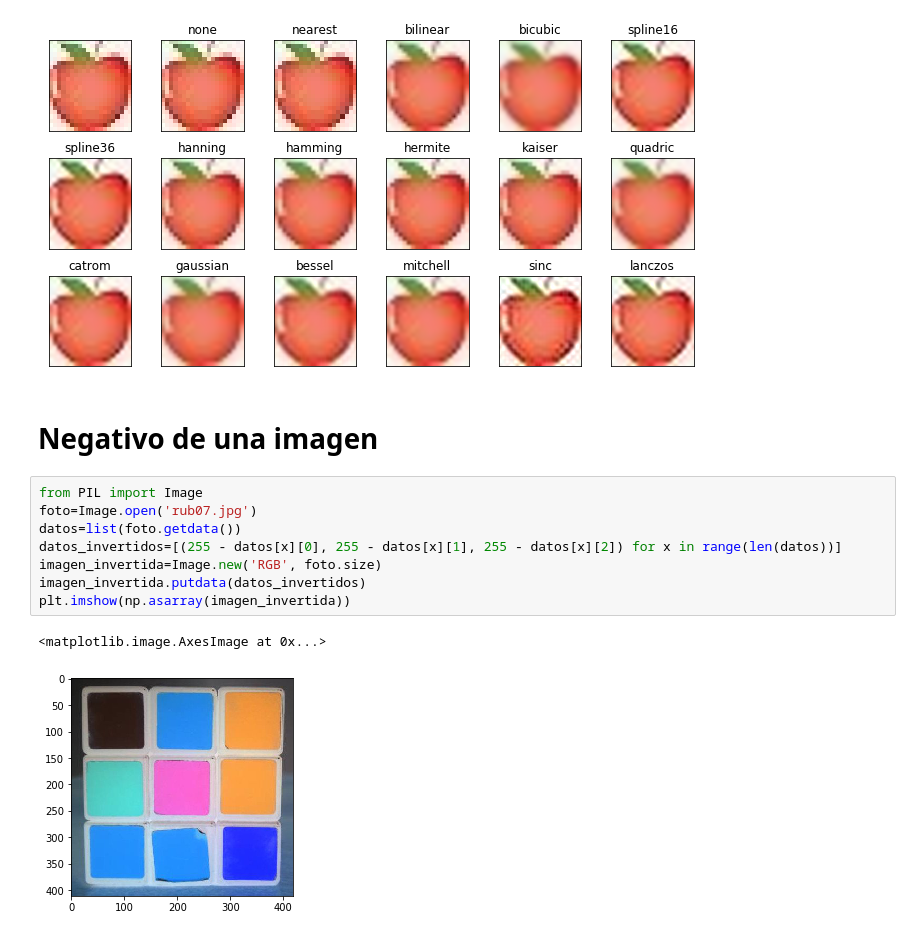
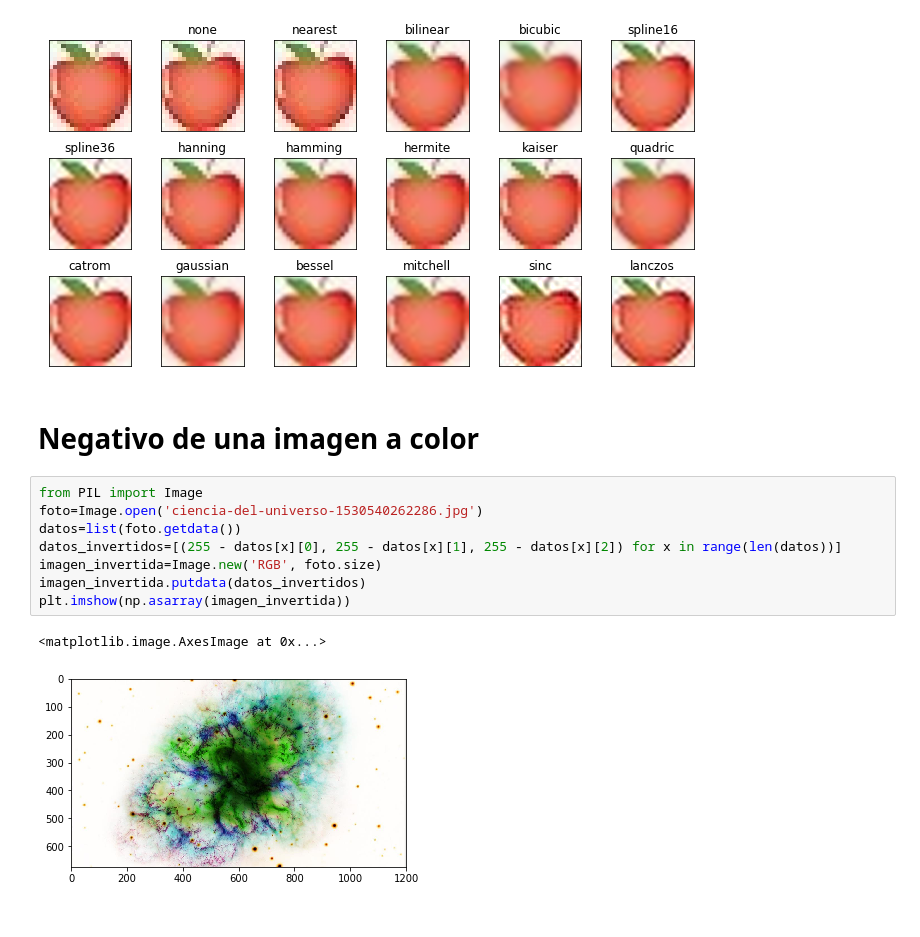
Before and after one commit to camilo520/ProcesamientoImagen, a Jupyter notebook: Clase_3.ipynb, the cells around one changed output. Saved outputs shown, nothing was run; the diff lists cells and outputs as text.

```diff
--- a/Clase_3.ipynb
+++ b/Clase_3.ipynb
@@ -119,15 +119,15 @@ plt.show()
 # %% [output]
 [figure]
 # %% [markdown]
-# Negativo de una **imagen**
+# Negativo de una **imagen** a color
 # %%
 from PIL import Image
-foto=Image.open('rub07.jpg')
+foto=Image.open('ciencia-del-universo-1530540262286.jpg')
 datos=list(foto.getdata())
 datos_invertidos=[(255 - datos[x][0], 255 - datos[x][1], 255 - datos[x][2]) for x in range(len(datos))]
 imagen_invertida=Image.new('RGB', foto.size)
 imagen_invertida.putdata(datos_invertidos)
 plt.imshow(np.asarray(imagen_invertida))
 # %% [output]
 <matplotlib.image.AxesImage at 0x...>
-[figure, old version]
+[figure, new version]
```
Also changed, not shown: parts of 5 cells of this notebook.
